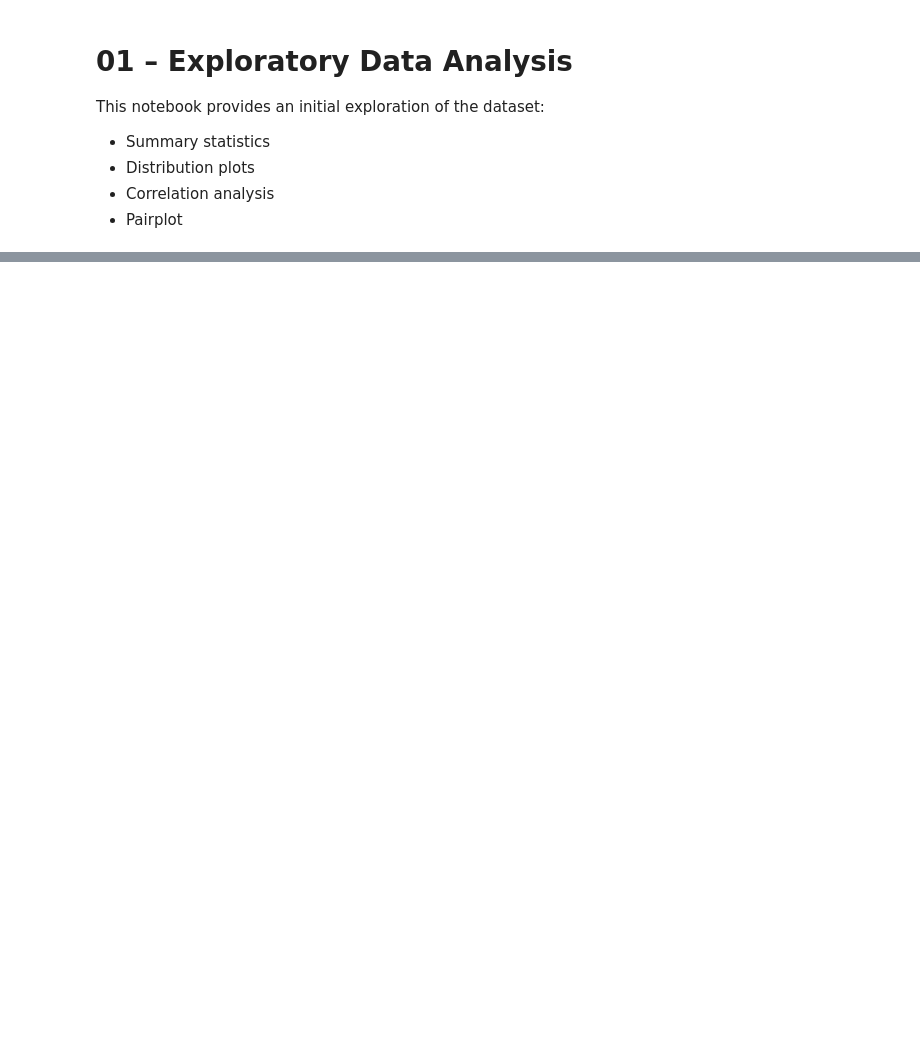
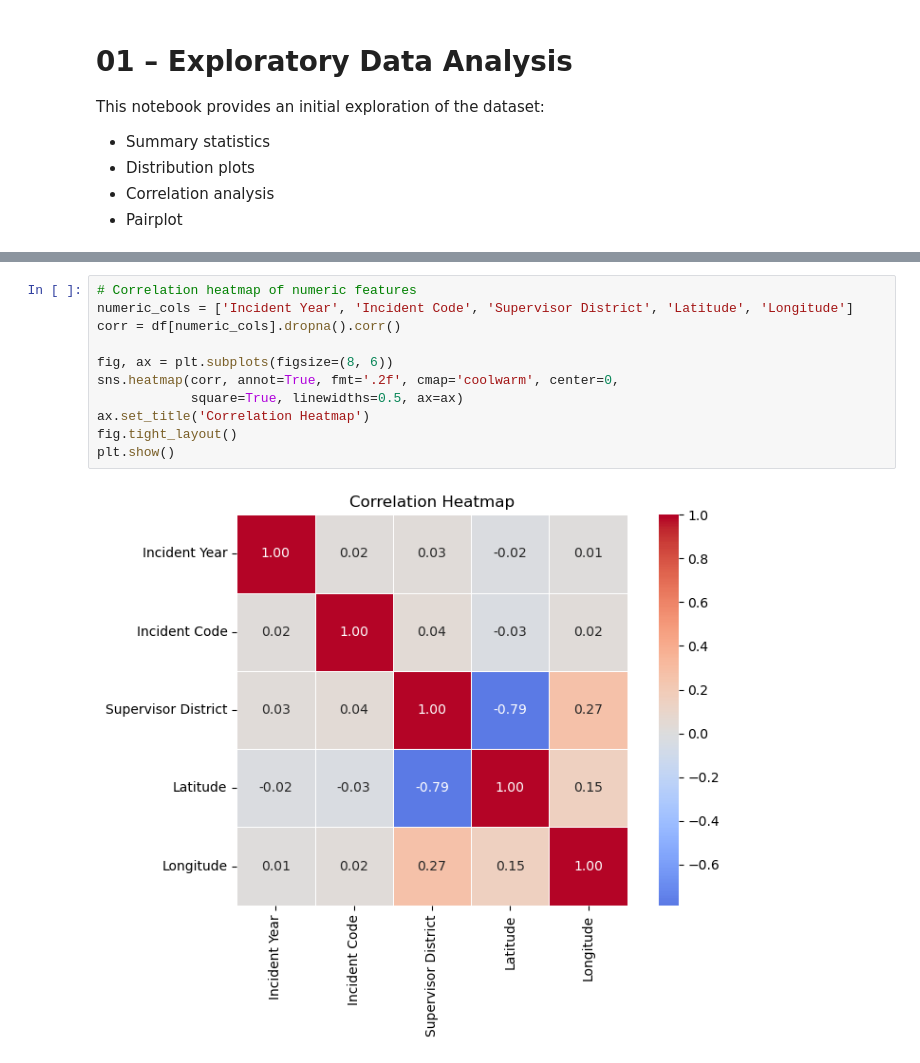
Before and after one commit to bodvarsdottirkristin/model-based, a Jupyter notebook: notebooks/01_eda.ipynb, the cells around one changed output, grey strips where cells are left out. Cells and saved outputs as stored; diff of their text form; blank space fills up the shorter version.

```diff
--- a/notebooks/01_eda.ipynb
+++ b/notebooks/01_eda.ipynb
@@ -47,0 +66,13 @@ plt.show()
+# %%
+# Correlation heatmap of numeric features
+numeric_cols = ['Incident Year', 'Incident Code', 'Supervisor District', 'Latitude', 'Longitude']
+corr = df[numeric_cols].dropna().corr()
+
+fig, ax = plt.subplots(figsize=(8, 6))
+sns.heatmap(corr, annot=True, fmt='.2f', cmap='coolwarm', center=0,
+            square=True, linewidths=0.5, ax=ax)
+ax.set_title('Correlation Heatmap')
+fig.tight_layout()
+plt.show()
+# %% [output]
+[figure, added]
```
Also changed, not shown: parts of 11 cells of this notebook, 1 other file.
